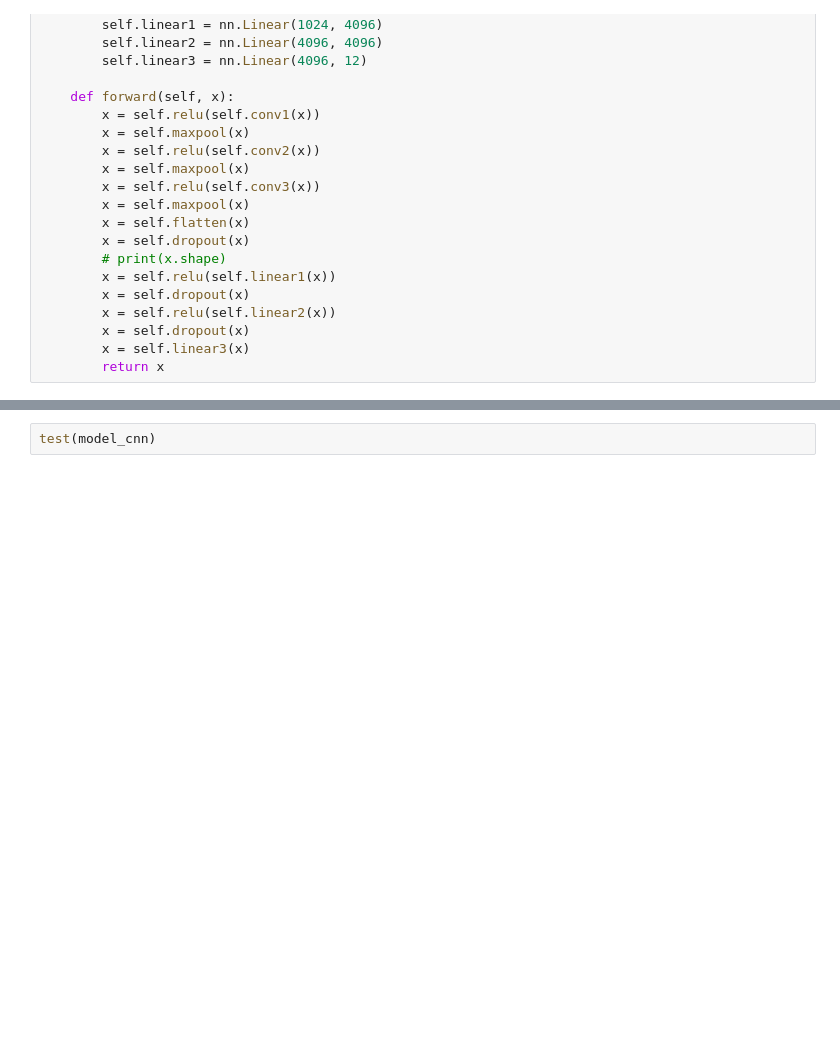
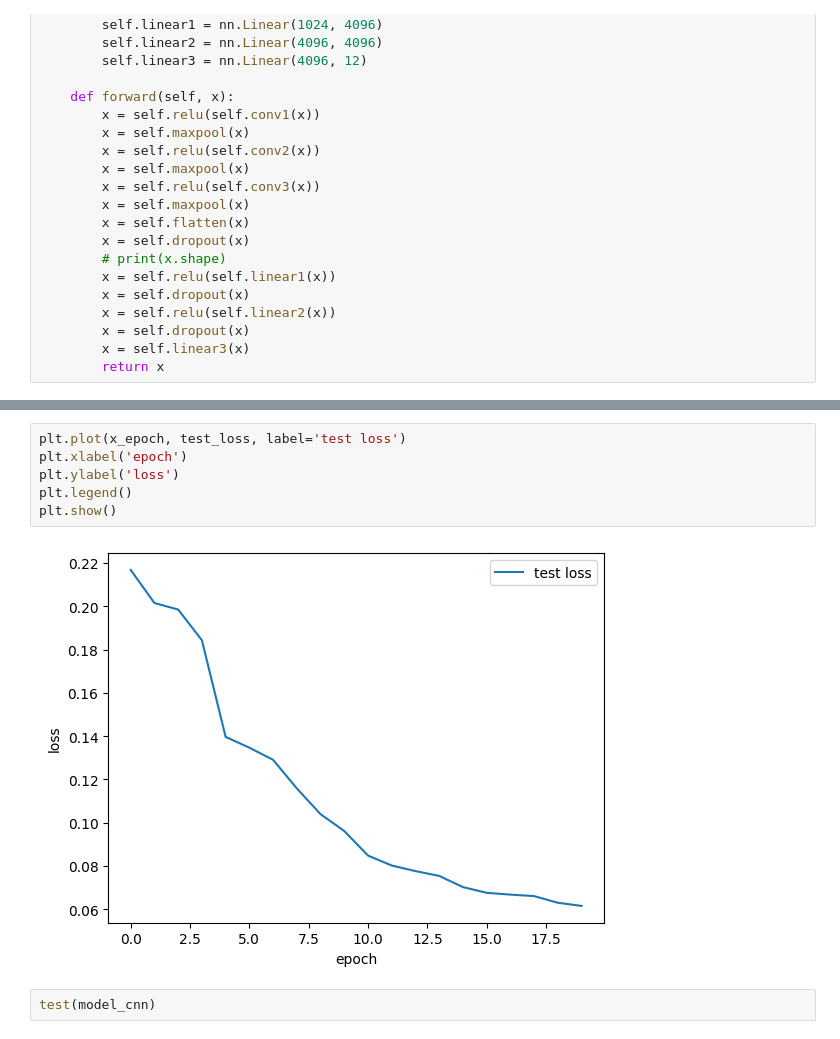
Before and after one commit to PengfanZ/intro-to-ml-project, a Jupyter notebook: ml_project.ipynb, the cells around one changed output, grey strips where cells are left out. Drawn from its saved outputs; the diff is of its cells as text; blank space fills up the shorter version.

```diff
--- a/ml_project.ipynb
+++ b/ml_project.ipynb
@@ -332,3 +364,11 @@ Test set: Average RMSE: 0.04711
+# %%
+plt.plot(x_epoch, test_loss, label='test loss')
+plt.xlabel('epoch')
+plt.ylabel('loss')
+plt.legend()
+plt.show()
+# %% [output]
+[figure, added]
 # %%
 test(model_cnn)
 # %% [output]
```
Also changed, not shown: parts of 5 cells of this notebook, 2 other files.
